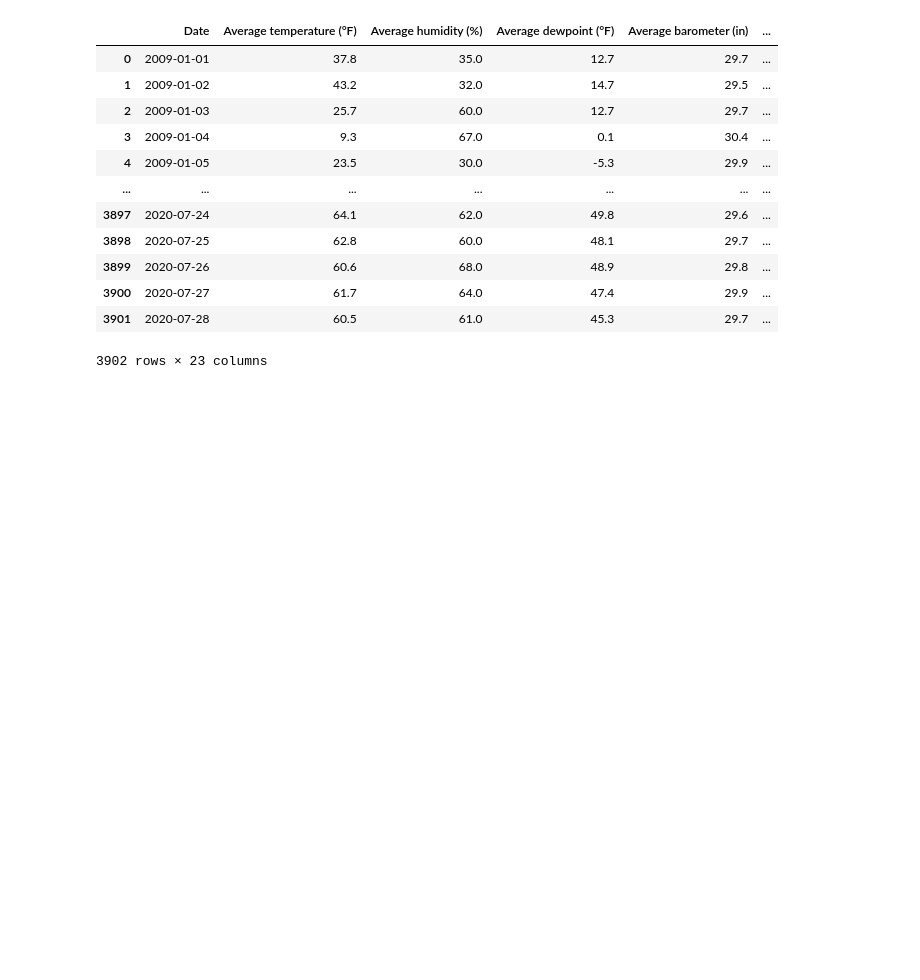
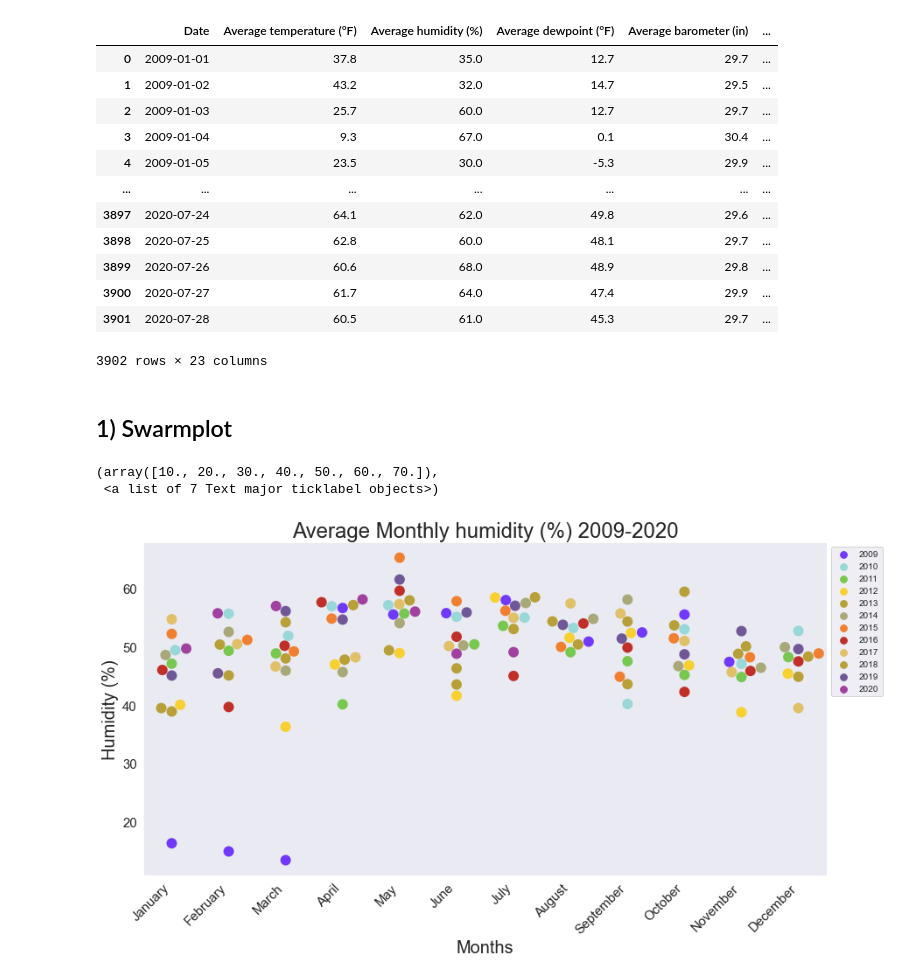
Before and after one commit to emorano916/weather_forecast, a Jupyter notebook: Notebook_Main.ipynb, the cells around one changed output. Saved outputs shown, nothing was run; the diff lists cells and outputs as text; code cells hidden in the pictures; blank space fills up the shorter version.

```diff
--- a/Notebook_Main.ipynb
+++ b/Notebook_Main.ipynb
@@ -1,7 +1,13 @@
 # %%
+import numpy as np
 import pandas as pd
-import matplotlib.pyplot as plt
+from matplotlib import pyplot as plt
+%matplotlib inline
 import seaborn as sns
+sns.set_style("dark")
+
+%reload_ext autoreload
+%autoreload 2
 # %%
 weather = pd.read_csv ('climate_data.csv')
 weather
@@ -19,3 +25,35 @@ weather
 | 3900 | 2020-07-27 | 61.7 | 64.0 | 47.4 | 29.9 | ... |
 | 3901 | 2020-07-28 | 60.5 | 61.0 | 45.3 | 29.7 | ... |
 3902 rows × 23 columns
+# %% [markdown]
+## 1) Swarmplot
+# %%
+# Calculating data
+humidity = weather
+humidity["Date"] = pd.to_datetime(humidity["Date"])
+humidity = humidity.set_index("Date")
+humidity["Average Humidity (%)"] = (humidity["Minimum humidity (%)"] + humidity["Maximum humidity (%)"]) / 2.0
+resampled_humidity = humidity["Average Humidity (%)"].resample("M").mean().to_frame()
+resampled_humidity["Month"] = resampled_humidity.index.month
+resampled_humidity.reset_index(inplace=True)
+
+#Plotting
+
+fig, ax = plt.subplots(figsize = (14,7))
+years = resampled_humidity["Date"].dt.strftime("%Y").sort_values()
+palette_months = ["#7038F8", "#98D8D8", "#78C850", "#F8D030", "#B8A038", "#A8A878", "#F08030", "#C03028", "#E0C068", "#B8A038", "#705898", "#A040A0"]
+fig = sns.swarmplot(x="Month", y="Average Humidity (%)", data=resampled_humidity, hue=years, size=12, edgecolor="gray", palette=palette_months)
+plt.legend(bbox_to_anchor=(1, 1), loc=2)
+x_months = ["January", "February", "March", "April", "May", "June", "July", "August", "September", "October", "November", "December"]
+ax.set_xticklabels(labels=x_months, rotation=45, ha='right')
+
+plt.ylabel("Humidity (%)", fontsize=20)
+plt.xlabel("Months", fontsize=20)
+plt.title("Average Monthly humidity (%) 2009-2020", fontsize=24)
+
+plt.xticks(fontsize=15)
+plt.yticks(fontsize=15)
+# %% [output]
+(array([10., 20., 30., 40., 50., 60., 70.]),
+ <a list of 7 Text major ticklabel objects>)
+[figure, added]
```
Also changed, not shown: parts of 8 cells of this notebook.
